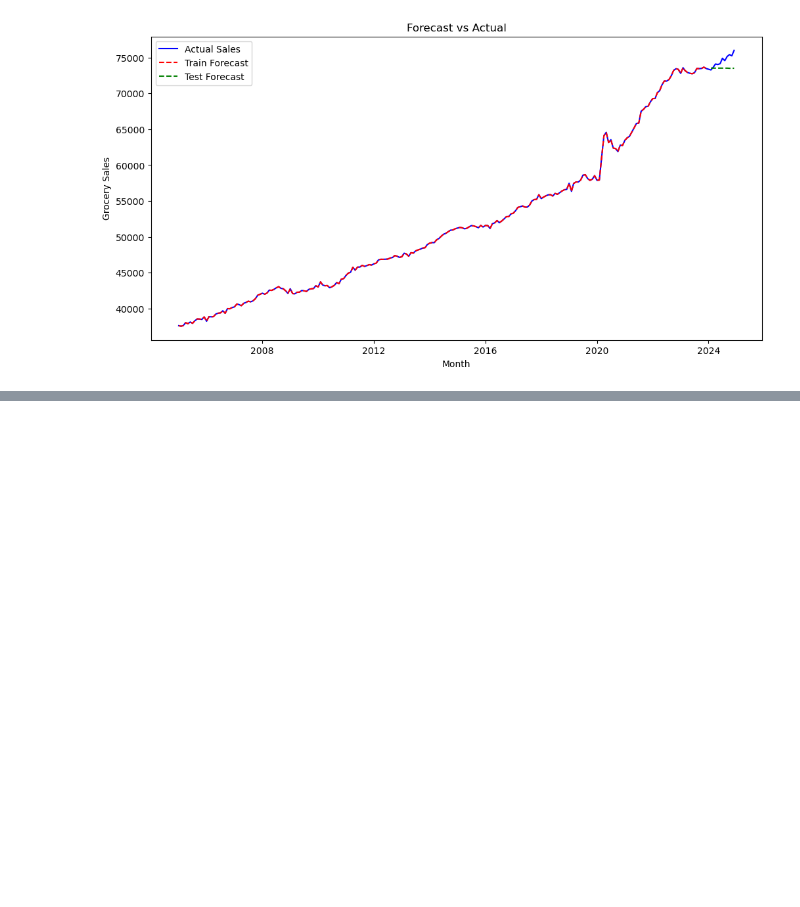
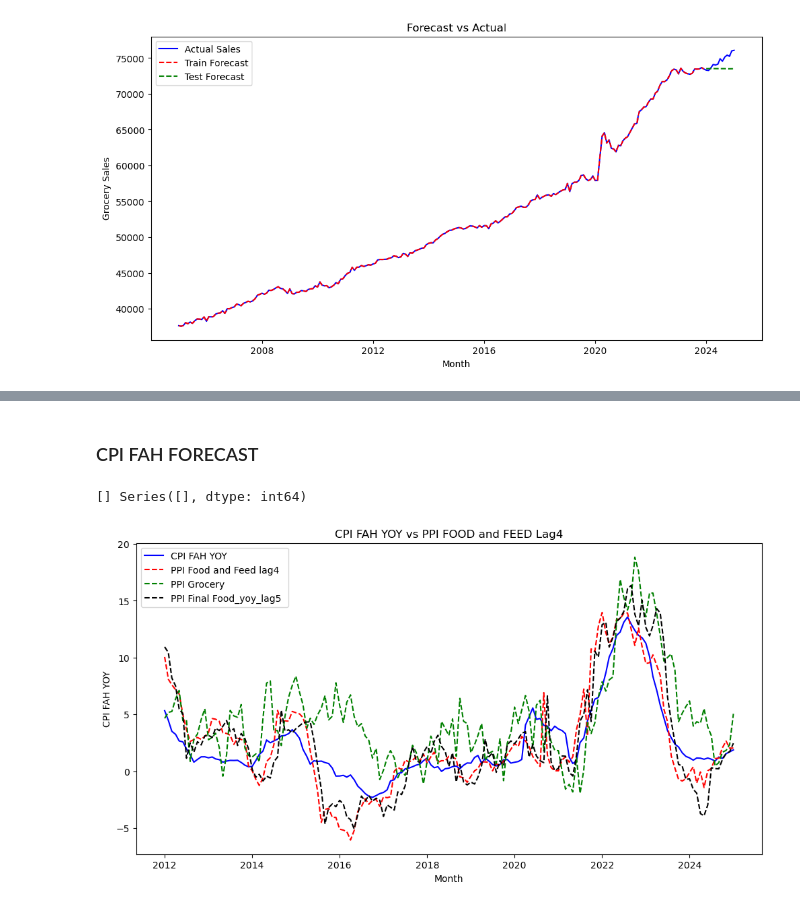
Before and after one commit to Plan-kton/FRED-API-and-Grocery-Forecast, a Jupyter notebook: FRED_Forecast.ipynb, the cells around one changed output, grey strips where cells are left out. Cells and saved outputs as stored; diff of their text form; code cells hidden in the pictures; blank space fills up the shorter version.

```diff
--- a/FRED_Forecast.ipynb
+++ b/FRED_Forecast.ipynb
@@ -496,0 +448,40 @@ metrics_df.to_csv('model_performance_metrics.csv')
+# %% [markdown]
+### CPI FAH FORECAST ###
+# %%
+df_cpi = df[df.index >= '2012-01-01']
+# %%
+# Define dependent variable (Y)
+y = df_cpi["CPI (Food at Home)_yoy"]
+
+# Define independent variables (X)
+X = df_cpi[["PPI Food and Feed_yoy_lag4", "PPI Final Food_yoy_lag5", "Oil Prices_yoy_lag9", "PPI Grocery_yoy"]]
+
+# Count total missing values per column
+missing_counts_y = y.isna().sum()
+missing_counts_y = missing_counts_y[missing_counts_y > 0]
+
+# Count total missing values per column
+missing_counts_X = X.isna().sum()
+missing_counts_X = missing_counts_X[missing_counts_X > 0]
+
+print(missing_counts_y, missing_counts_X)
+# %% [output]
+[] Series([], dtype: int64)
+# %%
+# Plot First-Difference Forecast vs Actual with Confidence Interval Lines
+fig, ax = plt.subplots(figsize=(12, 6))
+
+# Plot actual, train, and test forecast
+ax.plot(df_cpi.index, df_cpi['CPI (Food at Home)_yoy'], label="CPI FAH YOY", color="blue")
+ax.plot(df_cpi.index, df_cpi['PPI Food and Feed_yoy_lag4'], label="PPI Food and Feed lag4", color="red", linestyle="dashed")
+ax.plot(df_cpi.index, df_cpi['PPI Grocery_yoy'], label="PPI Grocery", color="green", linestyle="dashed")
+ax.plot(df_cpi.index, df_cpi['PPI Final Food_yoy_lag5'], label="PPI Final Food_yoy_lag5 ", color="black", linestyle="dashed")
+# Formatting
+ax.set_xlabel("Month")
+ax.set_ylabel("CPI FAH YOY")
+ax.set_title("CPI FAH YOY vs PPI FOOD and FEED Lag4")
+ax.legend()
+
+plt.show()
+# %% [output]
+[figure, added]
```
Also changed, not shown: parts of 26 cells of this notebook, 8 other files.
